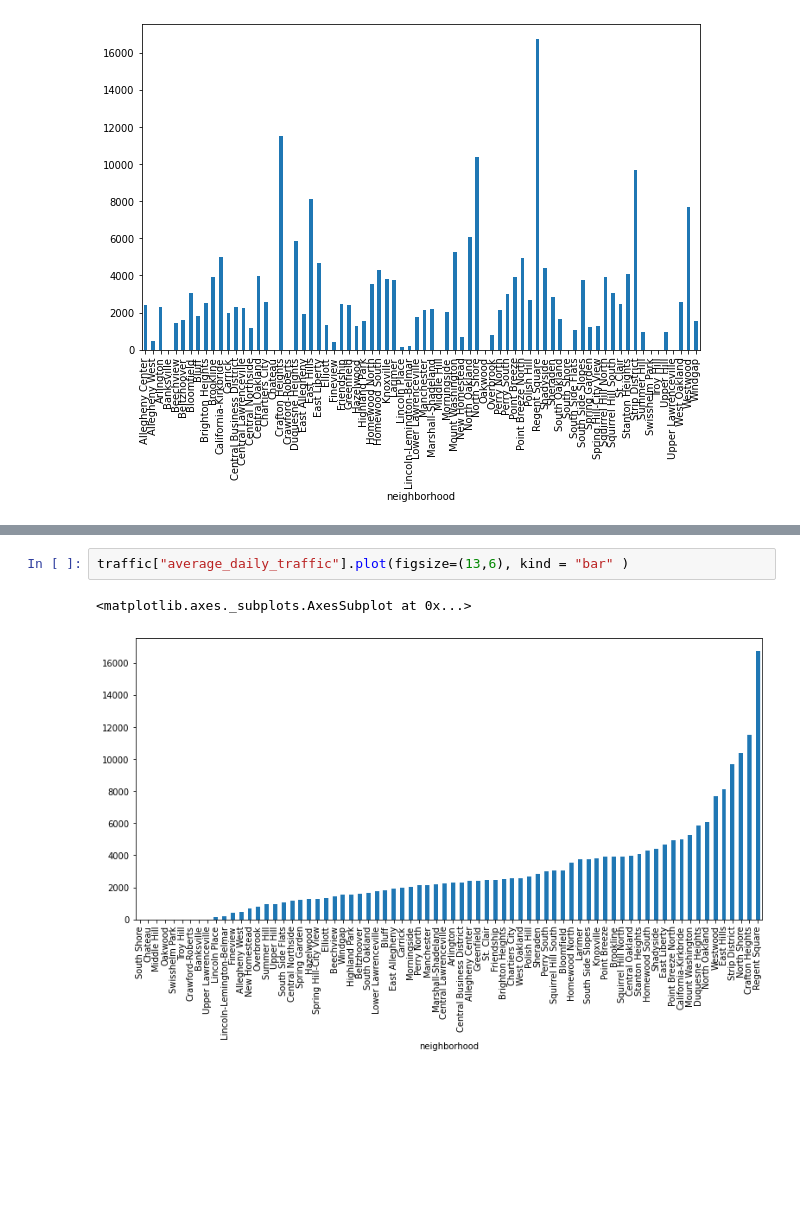
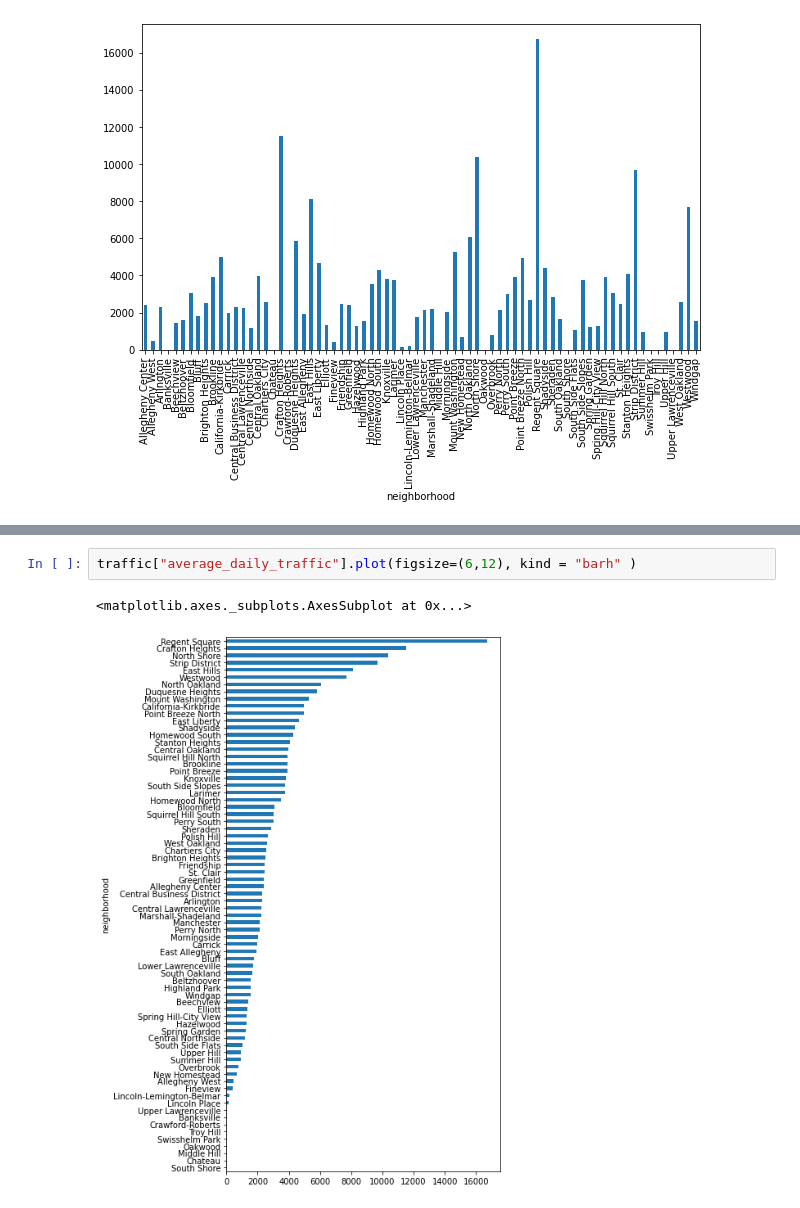
Before and after one commit to d3tk/CMPINF0010-FINAL-PROJECT, a Jupyter notebook: traffic.ipynb, the cells around one changed output, grey strips where cells are left out. Cells and saved outputs as stored; diff of their text form; blank space fills up the shorter version.

```diff
--- a/traffic.ipynb
+++ b/traffic.ipynb
@@ -152,5 +168,5 @@ traffic = traffic.sort_values(by = "average_daily_traffic")
 # %%
-traffic["average_daily_traffic"].plot(figsize=(13,6), kind = "bar" )
+traffic["average_daily_traffic"].plot(figsize=(6,12), kind = "barh" )
 # %% [output]
 <matplotlib.axes._subplots.AxesSubplot at 0x...>
-[figure, old version]
+[figure, new version]
```
Also changed, not shown: parts of 4 cells of this notebook.
